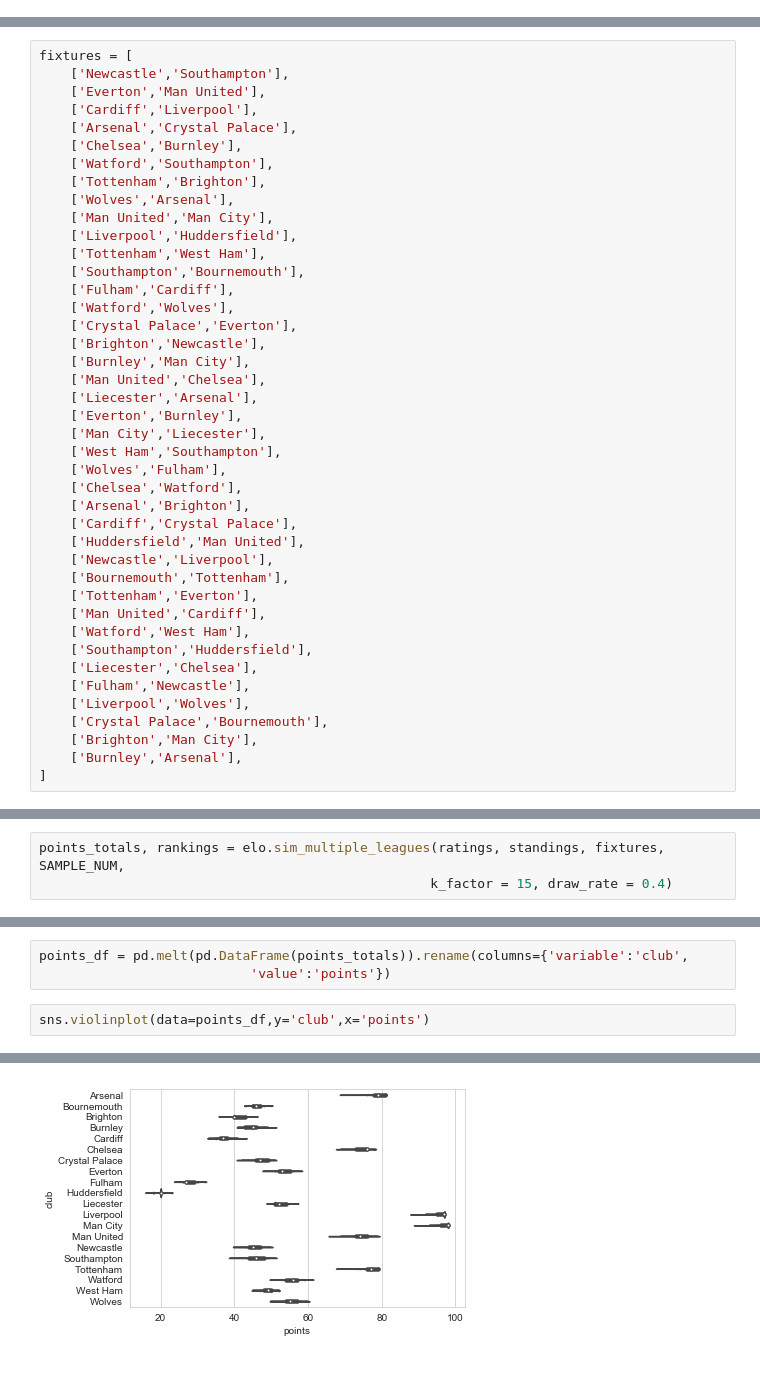
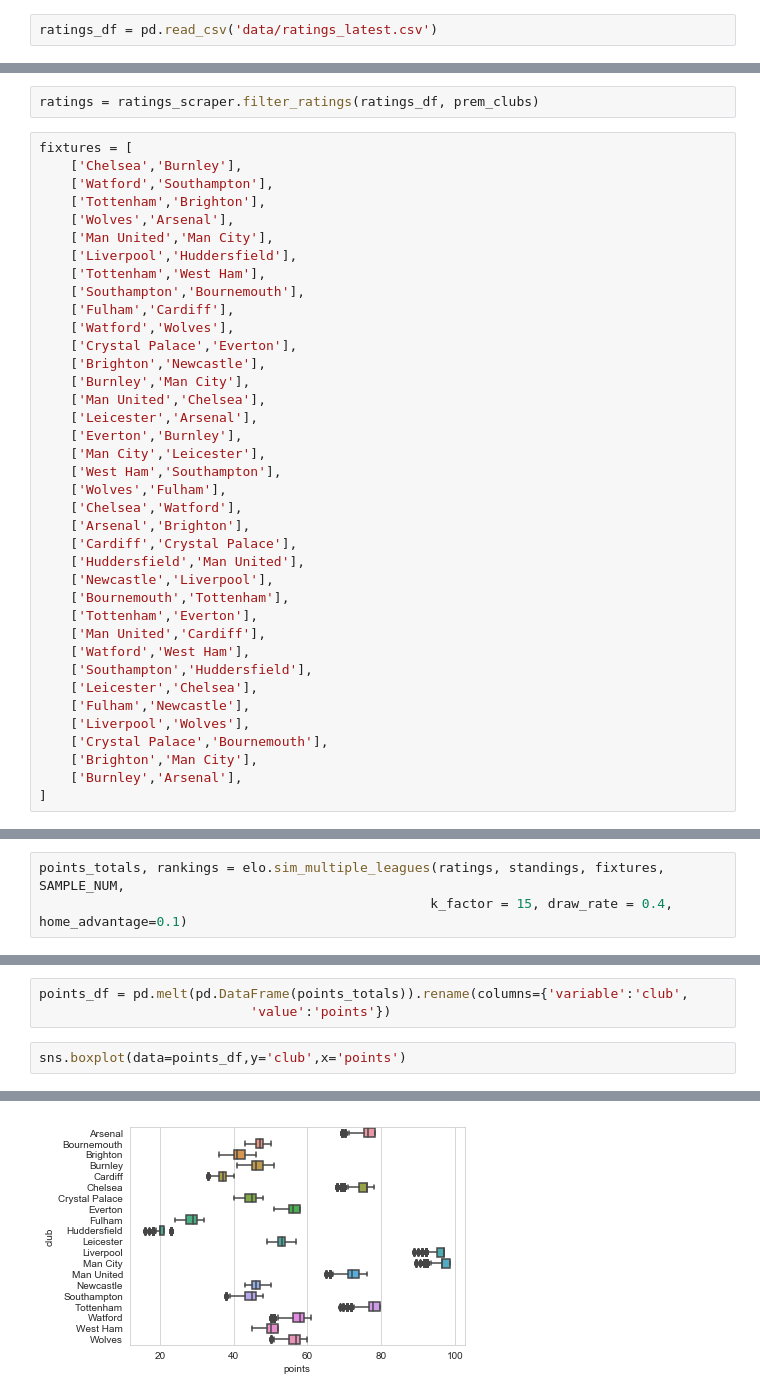
Before and after one commit to oli5679/football_elos, a Jupyter notebook: Premier League.ipynb, the cells around one changed output, grey strips where cells are left out. Cells and saved outputs as stored; diff of their text form; blank space fills up the shorter version.

Commit message:
added elo scraper, and home advantage adjustment

```diff
--- a/Premier League.ipynb
+++ b/Premier League.ipynb
@@ -35 +43,3 @@ standings = {
+# %%
+ratings_df = pd.read_csv('data/ratings_latest.csv')
 # %%
@@ -58,9 +89,7 @@ ratings = {
+# %%
+ratings = ratings_scraper.filter_ratings(ratings_df, prem_clubs)
 # %%
 fixtures = [
-    ['Newcastle','Southampton'],
-    ['Everton','Man United'],
-    ['Cardiff','Liverpool'],
-    ['Arsenal','Crystal Palace'],
     ['Chelsea','Burnley'],
     ['Watford','Southampton'],
     ['Tottenham','Brighton'],
@@ -75,9 +104,9 @@ fixtures = [
     ['Brighton','Newcastle'],
     ['Burnley','Man City'],
     ['Man United','Chelsea'],
-    ['Liecester','Arsenal'],
+    ['Leicester','Arsenal'],
     ['Everton','Burnley'],
-    ['Man City','Liecester'],
+    ['Man City','Leicester'],
     ['West Ham','Southampton'],
     ['Wolves','Fulham'],
     ['Chelsea','Watford'],
@@ -90,7 +119,7 @@ fixtures = [
     ['Man United','Cardiff'],
     ['Watford','West Ham'],
     ['Southampton','Huddersfield'],
-    ['Liecester','Chelsea'],
+    ['Leicester','Chelsea'],
     ['Fulham','Newcastle'],
     ['Liverpool','Wolves'],
     ['Crystal Palace','Bournemouth'],
@@ -108,4 +141,4 @@ l.get_outcome_probs('Man City','Liverpool')
 # %%
 points_totals, rankings = elo.sim_multiple_leagues(ratings, standings, fixtures, SAMPLE_NUM,
-                                                  k_factor = 15, draw_rate = 0.4)
+                                                  k_factor = 15, draw_rate = 0.4, home_advantage=0.1)
 # %% [output]
@@ -190,7 +192,7 @@ elo.plot_series(religated.index,religated * 100,'Religated')
 points_df = pd.melt(pd.DataFrame(points_totals)).rename(columns={'variable':'club',
                            'value':'points'})
 # %%
-sns.violinplot(data=points_df,y='club',x='points')
+sns.boxplot(data=points_df,y='club',x='points')
 # %% [output]
 <matplotlib.axes._subplots.AxesSubplot at 0x...>
-[figure, old version]
+[figure, new version]
```
Also changed, not shown: parts of 21 cells of this notebook, 4 other files.
